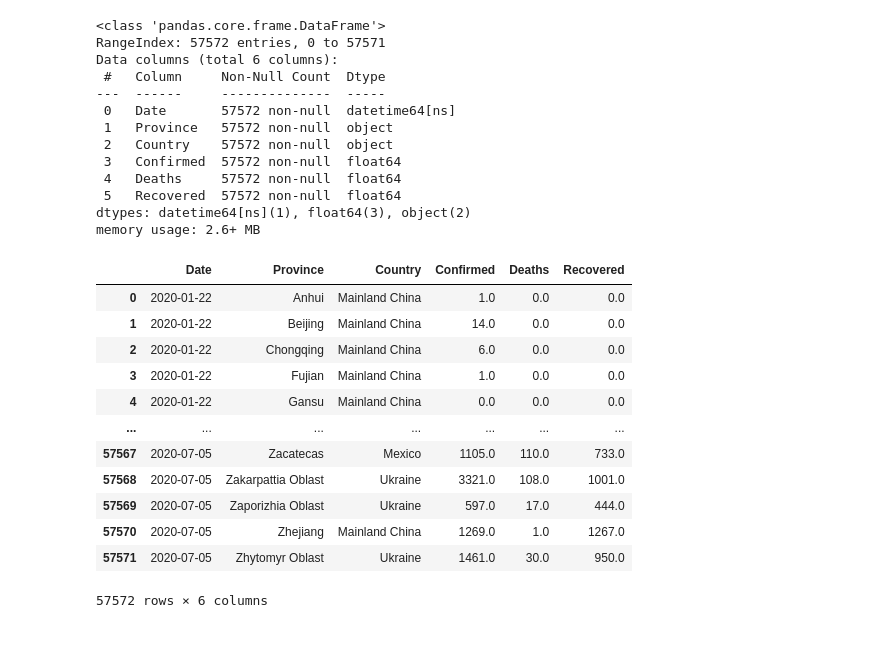
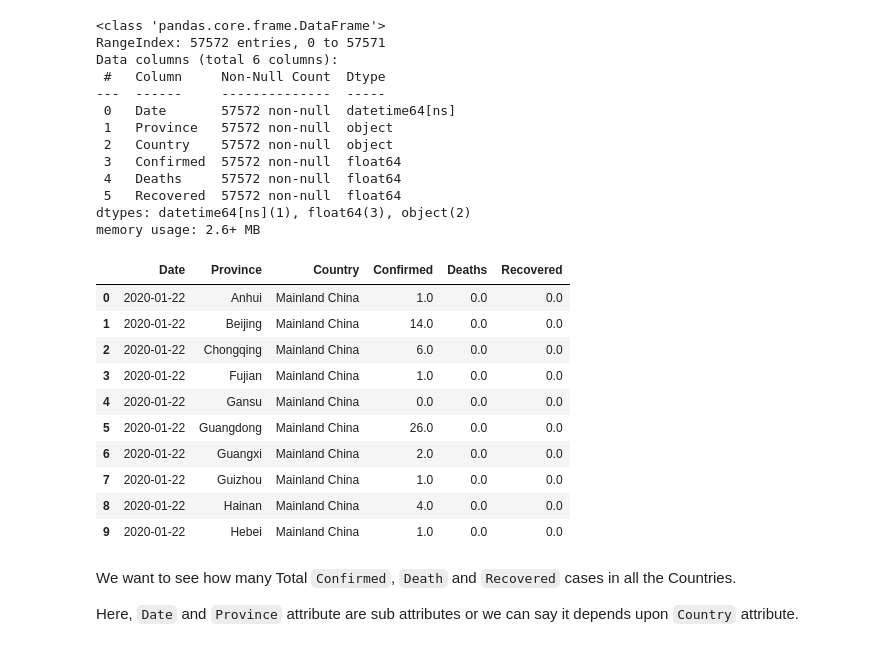
Before and after one commit to DaudAhmad0303/Python-for-data-science-practice, a Jupyter notebook: Step Into Data Science.ipynb, the cells around one changed output. Saved outputs shown, nothing was run; the diff lists cells and outputs as text; code cells hidden in the pictures.

```diff
--- a/Step Into Data Science.ipynb
+++ b/Step Into Data Science.ipynb
@@ -1065,18 +1065,20 @@ Data columns (total 6 columns):
 dtypes: datetime64[ns](1), float64(3), object(2)
 memory usage: 2.6+ MB
 # %%
-df
+df.head(10)
 # %% [output]
 |  | Date | Province | Country | Confirmed | Deaths | Recovered |
 | 0 | 2020-01-22 | Anhui | Mainland China | 1.0 | 0.0 | 0.0 |
 | 1 | 2020-01-22 | Beijing | Mainland China | 14.0 | 0.0 | 0.0 |
 | 2 | 2020-01-22 | Chongqing | Mainland China | 6.0 | 0.0 | 0.0 |
 | 3 | 2020-01-22 | Fujian | Mainland China | 1.0 | 0.0 | 0.0 |
 | 4 | 2020-01-22 | Gansu | Mainland China | 0.0 | 0.0 | 0.0 |
-| ... | ... | ... | ... | ... | ... | ... |
-| 57567 | 2020-07-05 | Zacatecas | Mexico | 1105.0 | 110.0 | 733.0 |
-| 57568 | 2020-07-05 | Zakarpattia Oblast | Ukraine | 3321.0 | 108.0 | 1001.0 |
-| 57569 | 2020-07-05 | Zaporizhia Oblast | Ukraine | 597.0 | 17.0 | 444.0 |
-| 57570 | 2020-07-05 | Zhejiang | Mainland China | 1269.0 | 1.0 | 1267.0 |
-| 57571 | 2020-07-05 | Zhytomyr Oblast | Ukraine | 1461.0 | 30.0 | 950.0 |
+| 5 | 2020-01-22 | Guangdong | Mainland China | 26.0 | 0.0 | 0.0 |
+| 6 | 2020-01-22 | Guangxi | Mainland China | 2.0 | 0.0 | 0.0 |
+| 7 | 2020-01-22 | Guizhou | Mainland China | 1.0 | 0.0 | 0.0 |
+| 8 | 2020-01-22 | Hainan | Mainland China | 4.0 | 0.0 | 0.0 |
+| 9 | 2020-01-22 | Hebei | Mainland China | 1.0 | 0.0 | 0.0 |
-57572 rows × 6 columns
+# %% [markdown]
+We want to see how many Total `Confirmed`, `Death` and `Recovered` cases in all the Countries.
+
+Here, `Date` and `Province` attribute are sub attributes or we can say it depends upon `Country` attribute.
```
Also changed, not shown: parts of 9 cells of this notebook.
